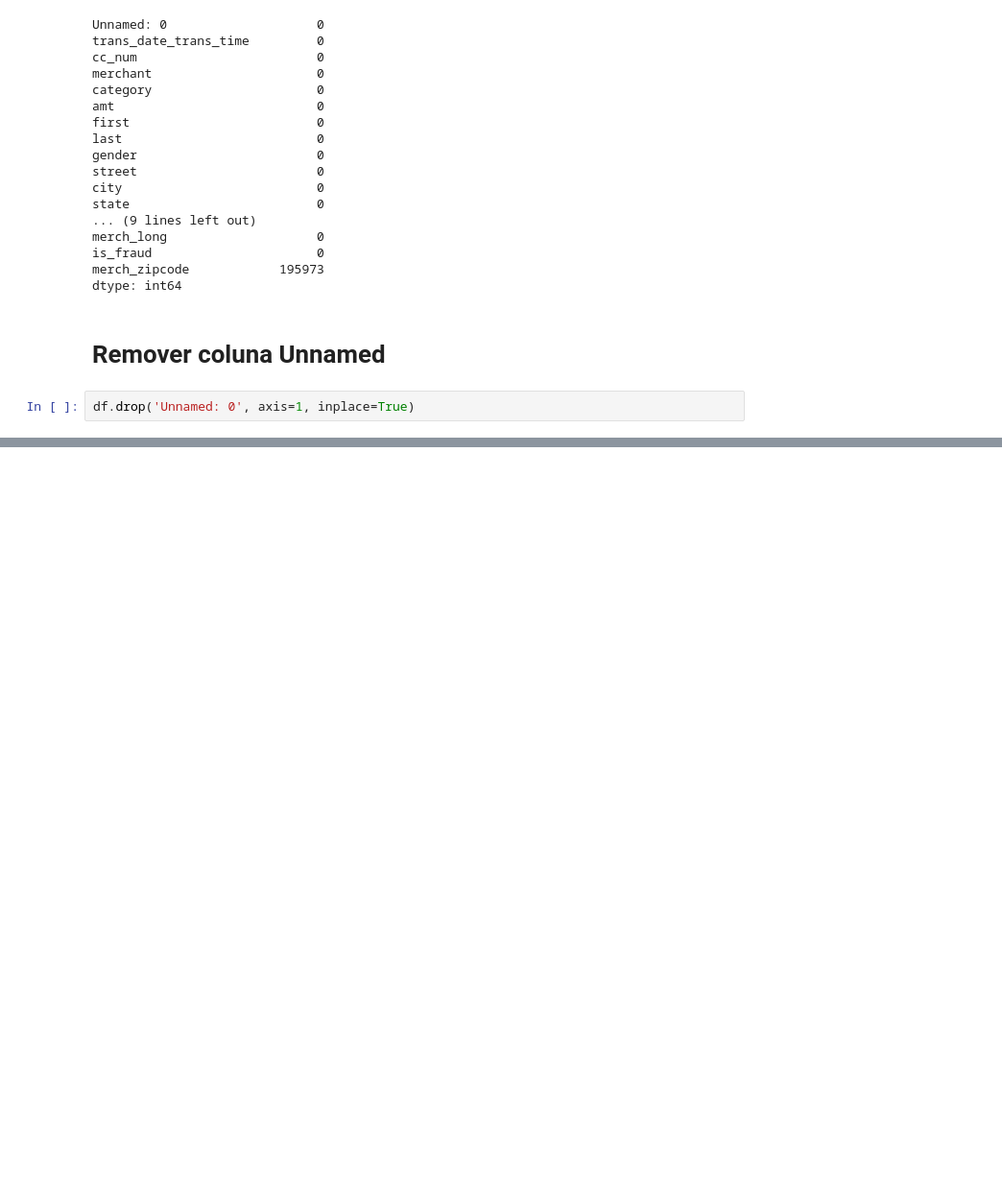
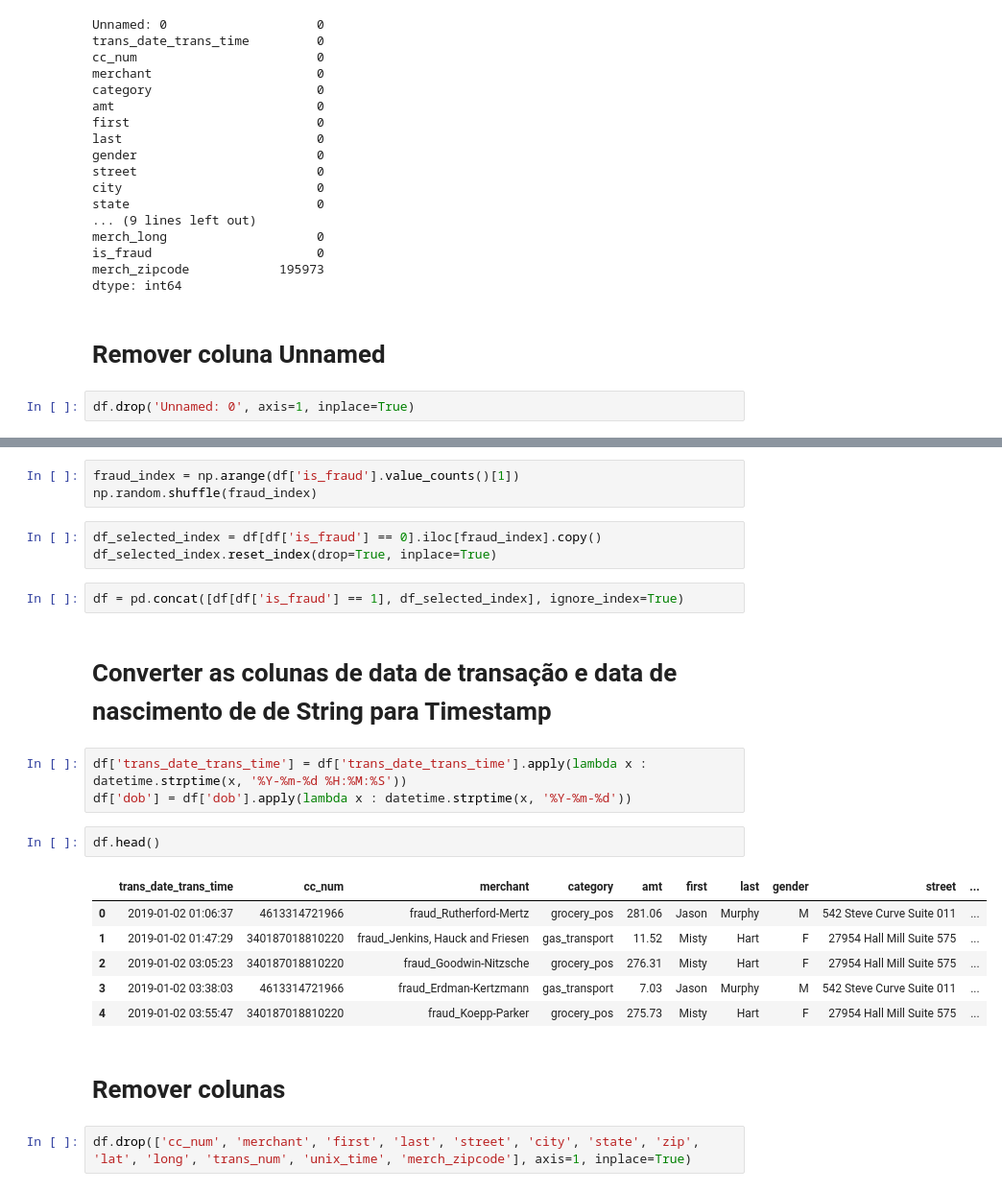
Before and after one commit to thiago2608santana/disciplina-machine-learning, a Jupyter notebook: exploracao_inicial.ipynb, the cells around one changed output, grey strips where cells are left out. Shown at 96% size. Saved outputs shown, nothing was run; the diff lists cells and outputs as text; blank space fills up the shorter version.

```diff
--- a/exploracao_inicial.ipynb
+++ b/exploracao_inicial.ipynb
@@ -64,0 +90,26 @@ df.head()
+# %%
+fraud_index = np.arange(df['is_fraud'].value_counts()[1])
+np.random.shuffle(fraud_index)
+# %%
+df_selected_index = df[df['is_fraud'] == 0].iloc[fraud_index].copy()
+df_selected_index.reset_index(drop=True, inplace=True)
+# %%
+df = pd.concat([df[df['is_fraud'] == 1], df_selected_index], ignore_index=True)
+# %% [markdown]
+# Converter as colunas de data de transação e data de nascimento de de String para Timestamp
+# %%
+df['trans_date_trans_time'] = df['trans_date_trans_time'].apply(lambda x : datetime.strptime(x, '%Y-%m-%d %H:%M:%S'))
+df['dob'] = df['dob'].apply(lambda x : datetime.strptime(x, '%Y-%m-%d'))
+# %%
+df.head()
+# %% [output]
+|  | trans_date_trans_time | cc_num | merchant | category | amt | first | last | gender | street | ... |
+| 0 | 2019-01-02 01:06:37 | 4613314721966 | fraud_Rutherford-Mertz | grocery_pos | 281.06 | Jason | Murphy | M | 542 Steve Curve Suite 011 | ... |
+| 1 | 2019-01-02 01:47:29 | 340187018810220 | fraud_Jenkins, Hauck and Friesen | gas_transport | 11.52 | Misty | Hart | F | 27954 Hall Mill Suite 575 | ... |
+| 2 | 2019-01-02 03:05:23 | 340187018810220 | fraud_Goodwin-Nitzsche | grocery_pos | 276.31 | Misty | Hart | F | 27954 Hall Mill Suite 575 | ... |
+| 3 | 2019-01-02 03:38:03 | 4613314721966 | fraud_Erdman-Kertzmann | gas_transport | 7.03 | Jason | Murphy | M | 542 Steve Curve Suite 011 | ... |
+| 4 | 2019-01-02 03:55:47 | 340187018810220 | fraud_Koepp-Parker | grocery_pos | 275.73 | Misty | Hart | F | 27954 Hall Mill Suite 575 | ... |
+# %% [markdown]
+# Remover colunas
+# %%
+df.drop(['cc_num', 'merchant', 'first', 'last', 'street', 'city', 'state', 'zip', 'lat', 'long', 'trans_num', 'unix_time', 'merch_zipcode'], axis=1, inplace=True)
```
Also changed, not shown: parts of 43 cells of this notebook, 2 other files.
